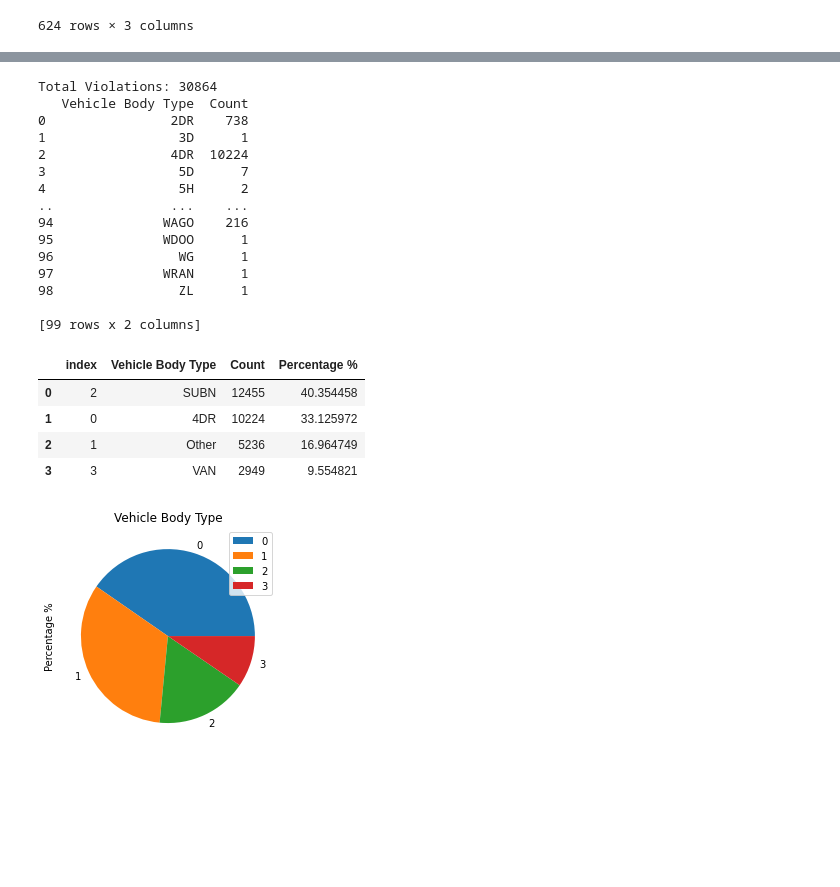
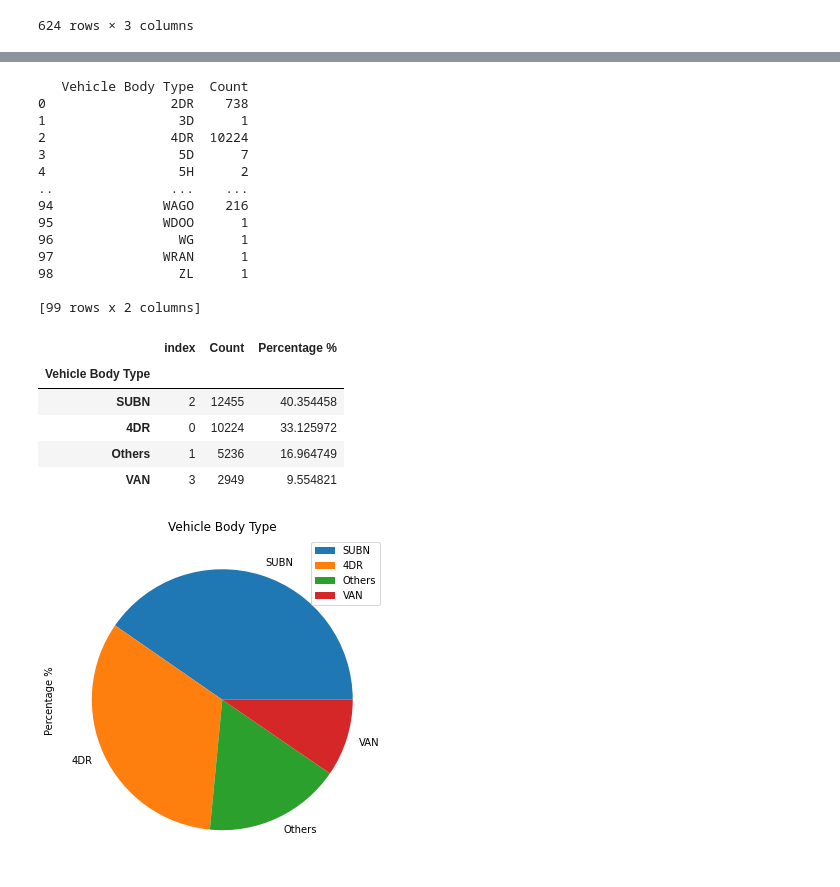
Before and after one commit to RyanAdamGonzalez1996/Project1, a Jupyter notebook: Vehicle_BodyType-piechart.ipynb, the cells around one changed output, grey strips where cells are left out. Drawn from its saved outputs; the diff is of its cells as text; code cells hidden in the pictures; blank space fills up the shorter version.

```diff
--- a/Vehicle_BodyType.ipynb
+++ b/Vehicle_BodyType-piechart.ipynb
@@ -195,26 +166,26 @@ topten_df
 # %%
-#calculate percentage of violations per body type. consider top 5, if % less than 1 or very low, then combine those values as others
+#calculate percentage of violations per body type. consider top violations, if % less than 1 or very low, then combine those values as others
 
 #count of total violations
-totalviolations= topten_df['Count'].sum()
-print(f"Total Violations: {totalviolations}")
+totalviolations= vc['Count'].sum()
+#print(f"Total Violations: {totalviolations}")
 
-top5_df = topten_df.groupby(['Vehicle Body Type'])['Count'].sum().reset_index()
-print(top5_df)
+top_df = vc.groupby(['Vehicle Body Type'])['Count'].sum().reset_index()
+print(top_df)
 
-top5_df['Percentage %'] = ((top5_df['Count']*100)/totalviolations)
+top_df['Percentage %'] = ((top_df['Count']*100)/totalviolations)
 
-sorted_top5_df = top5_df.sort_values(by='Percentage %',ascending=False).reset_index()
-sorted_copy = sorted_top5_df
+sorted_top_df = top_df.sort_values(by='Percentage %',ascending=False).reset_index()
+sorted_copy = sorted_top_df
 
-sorted_copy['Vehicle Body Type']=np.where(sorted_copy['Percentage %']<=5,'Other',sorted_copy['Vehicle Body Type'])
+sorted_copy['Vehicle Body Type']=np.where(sorted_copy['Percentage %']<=5,'Others',sorted_copy['Vehicle Body Type'])
 
 sorted_copy_grouped = sorted_copy.groupby(['Vehicle Body Type'])['Count'].sum().reset_index()
 sorted_copy_grouped['Percentage %'] = ((sorted_copy_grouped['Count']*100)/totalviolations)
 sorted_cleaned_copy_final = sorted_copy_grouped.sort_values(by='Percentage %',ascending=False).reset_index()
-sorted_cleaned_copy_final
+df=sorted_cleaned_copy_final.set_index('Vehicle Body Type')
+df
 # %% [output]
-Total Violations: 30864
    Vehicle Body Type  Count
 0                2DR    738
 1                 3D      1
@@ -229,13 +200,16 @@ Total Violations: 30864
 98                ZL      1
 
 [99 rows x 2 columns]
-|  | index | Vehicle Body Type | Count | Percentage % |
-| 0 | 2 | SUBN | 12455 | 40.354458 |
-| 1 | 0 | 4DR | 10224 | 33.125972 |
-| 2 | 1 | Other | 5236 | 16.964749 |
-| 3 | 3 | VAN | 2949 | 9.554821 |
+|  | index | Count | Percentage % |
+| Vehicle Body Type |  |  |  |
+| SUBN | 2 | 12455 | 40.354458 |
+| 4DR | 0 | 10224 | 33.125972 |
+| Others | 1 | 5236 | 16.964749 |
+| VAN | 3 | 2949 | 9.554821 |
 # %%
 #Pie plot using dataframe
-plot=sorted_cleaned_copy_final.plot.pie(y='Percentage %',title=("Vehicle Body Type"))
+plot=df.plot.pie(y='Percentage %',figsize=(6,6), title=('Vehicle Body Type')).get_figure()
+
+plot.savefig('Output/PieChart.png')
 # %% [output]
-[figure, old version]
+[figure, new version]
```
Also changed, not shown: parts of 9 cells of this notebook, 11 other files.
